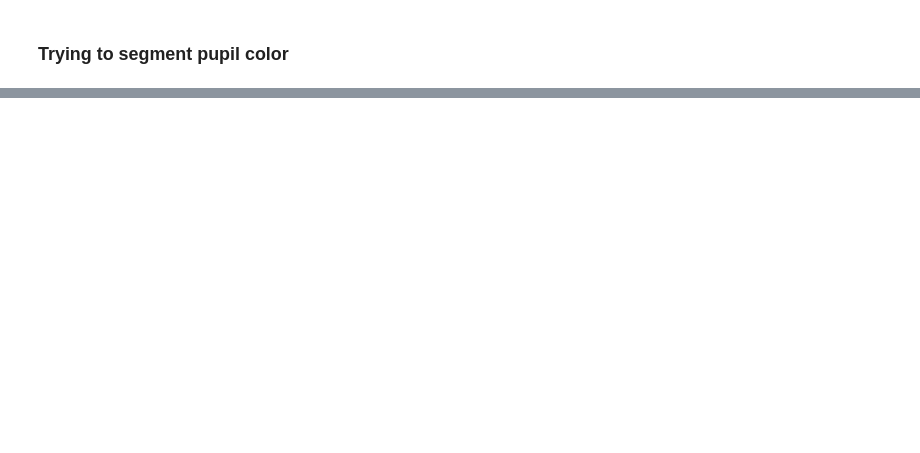
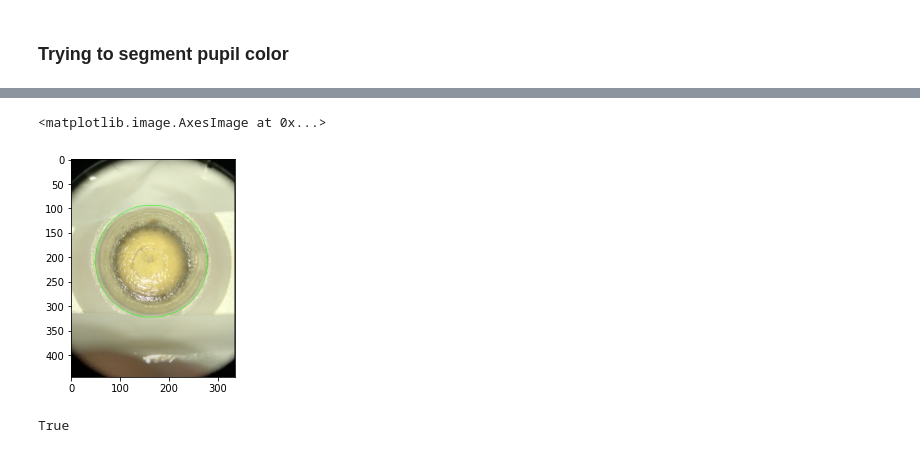
Before and after one commit to Custom-Surgical-GmbH/Cataract-Surgery-Training-Explorations, a Jupyter notebook: opencv_explorations/rhexis_limbus_detection.ipynb, the cells around one changed output, grey strips where cells are left out. Cells and saved outputs as stored; diff of their text form; code cells hidden in the pictures; blank space fills up the shorter version.

```diff
--- a/opencv_explorations/rhexis_limbus_detection.ipynb
+++ b/opencv_explorations/rhexis_limbus_detection.ipynb
@@ -131,0 +206,16 @@ plt.show()
+# %%
+bc = detect_limbus(base_gray)
+bcc = base_rgb.copy()
+cv2.circle(bcc, tuple(np.round(bc[:2]).astype('int')),
+           round(bc[2]), (0,255,0), thickness=1)
+
+plt.imshow(bcc)
+# %% [output]
+<matplotlib.image.AxesImage at 0x...>
+[figure, added]
+# %%
+cap = cv2.VideoCapture('/Users/mirek/Desktop/rhexis_input_long.mp4')
+_, frame = cap.read()
+cv2.imwrite('/Users/mirek/Desktop/blab.png', frame)
+# %% [output]
+True
```
Also changed, not shown: parts of 19 cells of this notebook, 8 other files.
